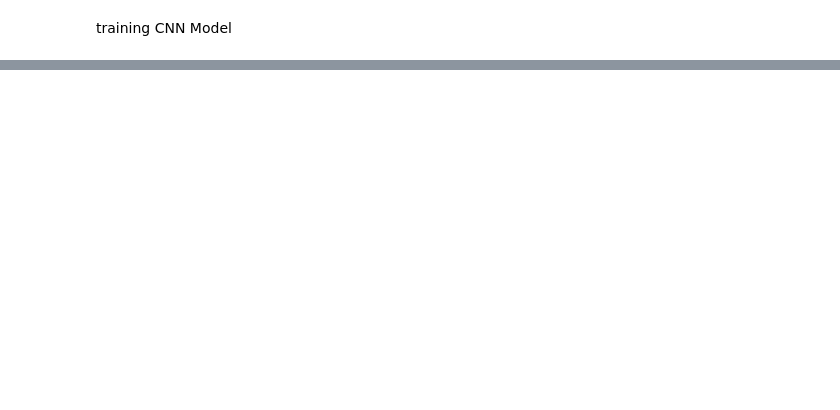
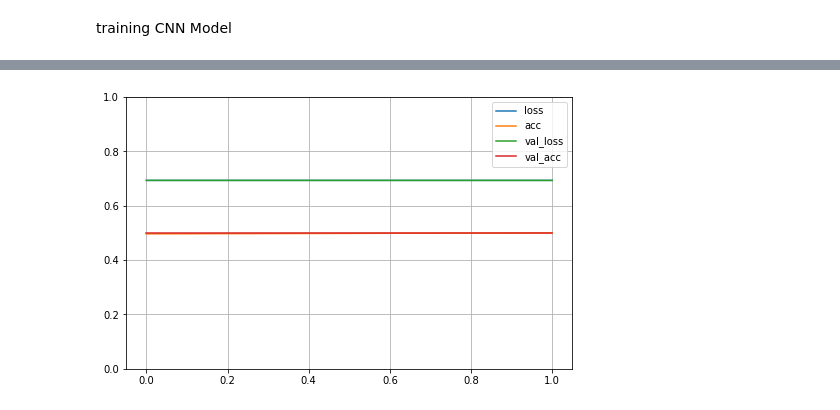
Before and after one commit to dishari-roy-7/DogsCats, a Jupyter notebook: Internshala_DogCat.ipynb, the cells around one changed output, grey strips where cells are left out. Saved outputs shown, nothing was run; the diff lists cells and outputs as text; code cells hidden in the pictures; blank space fills up the shorter version.

```diff
--- a/Internshala_DogCat.ipynb
+++ b/Internshala_DogCat.ipynb
@@ -128,0 +149,37 @@ del model
+# %%
+model = models.Sequential()
+
+model.add(layers.Conv2D(32,(3,3),activation='relu',
+                        input_shape=(150,150,3)))
+model.add(layers.MaxPooling2D((2,2)))
+
+model.add(layers.Conv2D(64,(3,3),activation='relu'))
+model.add(layers.MaxPooling2D((2,2)))
+
+model.add(layers.Conv2D(128,(3,3),activation='relu'))
+model.add(layers.MaxPooling2D((2,2)))
+
+model.add(layers.Conv2D(128,(3,3),activation='relu'))
+model.add(layers.MaxPooling2D((2,2)))
+
+model.add(layers.Flatten())
+
+model.add(layers.Dropout(0.5))
+
+model.add(layers.Dense(512,activation='relu'))
+model.add(layers.Dense(1,activation='relu'))
+
+model.add(layers.Dense(512, activation='relu'))
+
+model.add(layers.Dense(1, activation='sigmoid'))
+
+model.compile(loss='binary_crossentropy',
+              optimizer=optimizers.RMSprop(lr=1e-4),
+              metrics=['acc'])
+# %%
+history = model.fit_generator(
+    train_generator,
+    steps_per_epoch=100,
+    epochs=100,
+    validation_data=validation_generator,
+    validation_steps=50 )
@@ -128,0 +193,7 @@ del model
+# %%
+pd.DataFrame(history.history).plot(figsize=(8,5))
+plt.grid(True)
+plt.gca().set_ylim(0,1)
+plt.show()
+# %% [output]
+[figure, added]
```
Also changed, not shown: parts of 8 cells of this notebook.
